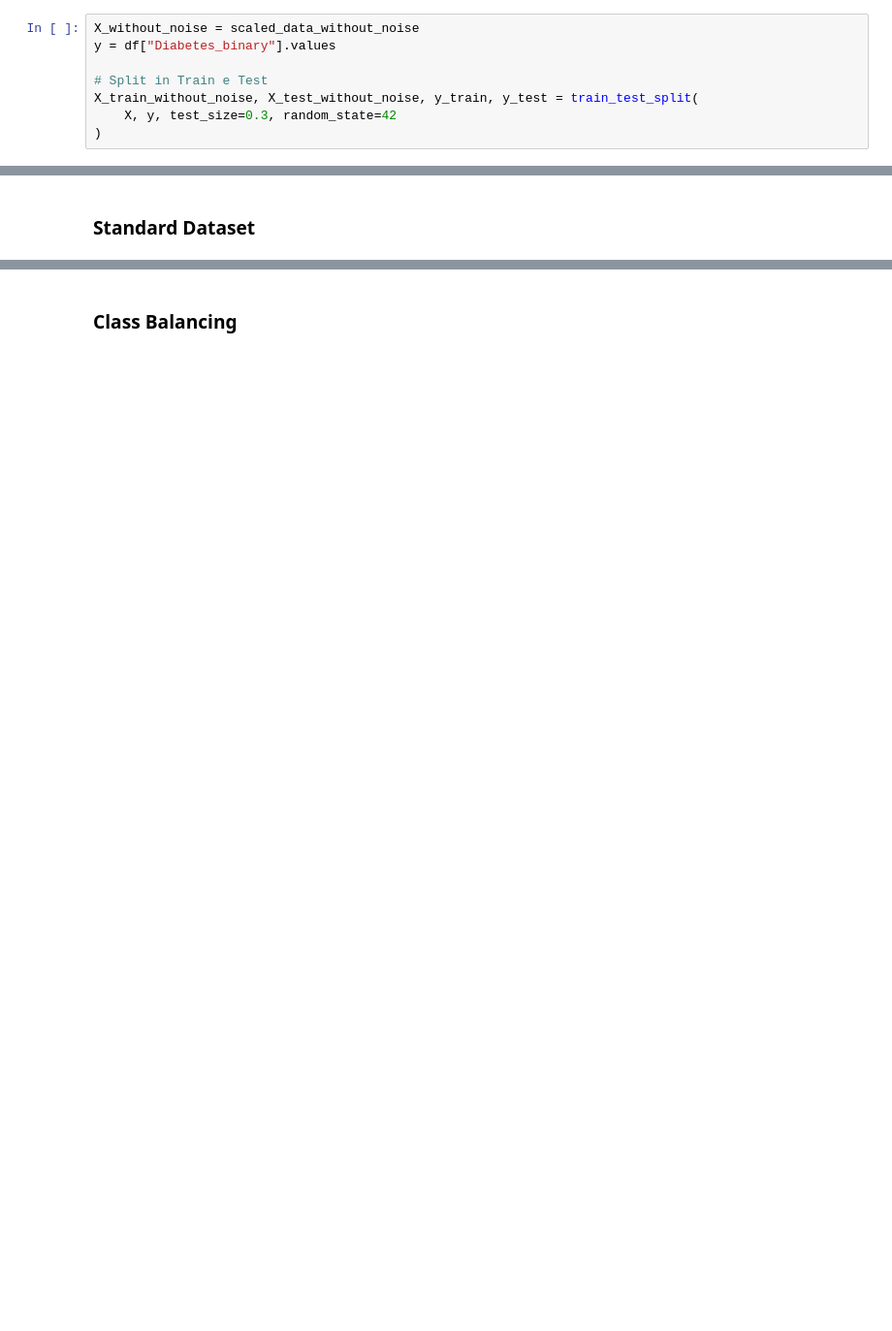
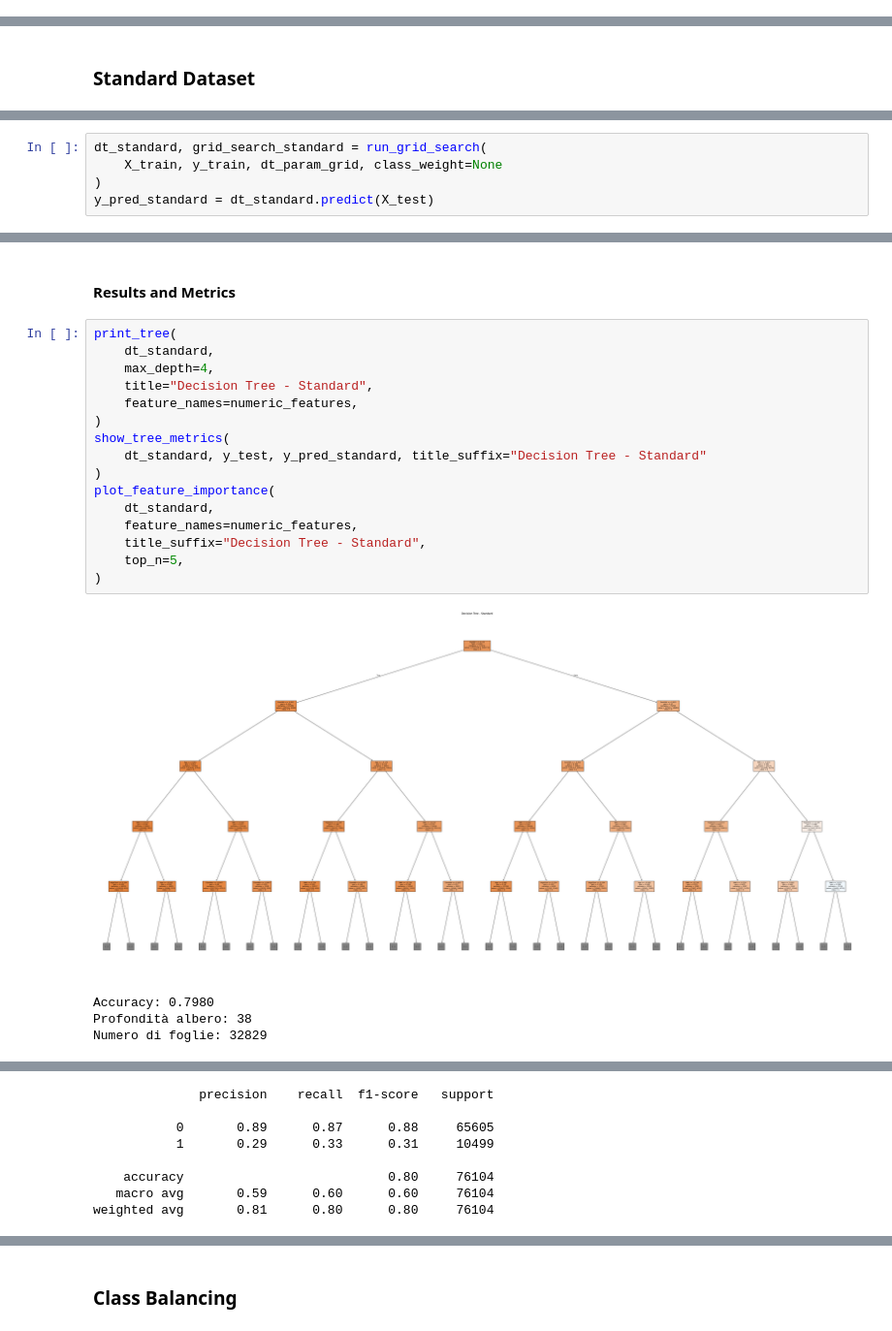
Before and after one commit to mbroglio/ML_25_26, a Jupyter notebook: ML_Project.ipynb, the cells around one changed output, grey strips where cells are left out. Shown at 97% size. Cells and saved outputs as stored; diff of their text form; blank space fills up the shorter version.

```diff
--- a/ML_Project.ipynb
+++ b/ML_Project.ipynb
@@ -1021,8 +751,0 @@ print(scaled_data)
-# %%
-X_without_noise = scaled_data_without_noise
-y = df["Diabetes_binary"].values
-
-# Split in Train e Test
-X_train_without_noise, X_test_without_noise, y_train, y_test = train_test_split(
-    X, y, test_size=0.3, random_state=42
-)
@@ -1236,0 +886,5 @@ weighted avg       0.86      0.71      0.76     76104
+# %%
+dt_standard, grid_search_standard = run_grid_search(
+    X_train, y_train, dt_param_grid, class_weight=None
+)
+y_pred_standard = dt_standard.predict(X_test)
@@ -1236,0 +900,23 @@ weighted avg       0.86      0.71      0.76     76104
+# %% [markdown]
+#### Results and Metrics
+# %%
+print_tree(
+    dt_standard,
+    max_depth=4,
+    title="Decision Tree - Standard",
+    feature_names=numeric_features,
+)
+show_tree_metrics(
+    dt_standard, y_test, y_pred_standard, title_suffix="Decision Tree - Standard"
+)
+plot_feature_importance(
+    dt_standard,
+    feature_names=numeric_features,
+    title_suffix="Decision Tree - Standard",
+    top_n=5,
+)
+# %% [output]
+[figure, added]
+Accuracy: 0.7980
+Profondità albero: 38
+Numero di foglie: 32829
@@ -1236,0 +924,8 @@ weighted avg       0.86      0.71      0.76     76104
+              precision    recall  f1-score   support
+
+           0       0.89      0.87      0.88     65605
+           1       0.29      0.33      0.31     10499
+
+    accuracy                           0.80     76104
+   macro avg       0.59      0.60      0.60     76104
+weighted avg       0.81      0.80      0.80     76104
```
Also changed, not shown: parts of 63 cells of this notebook, 34 other files.
